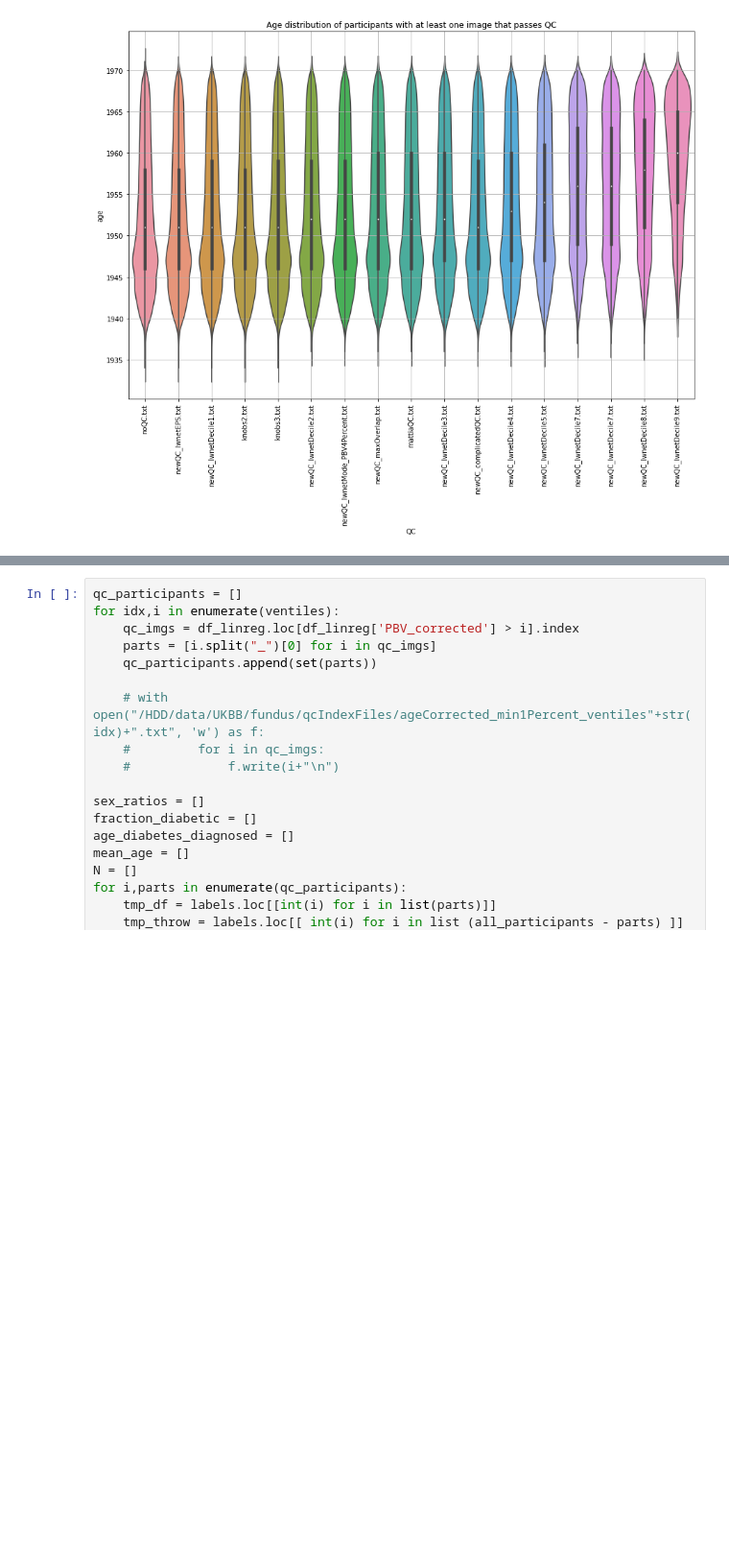
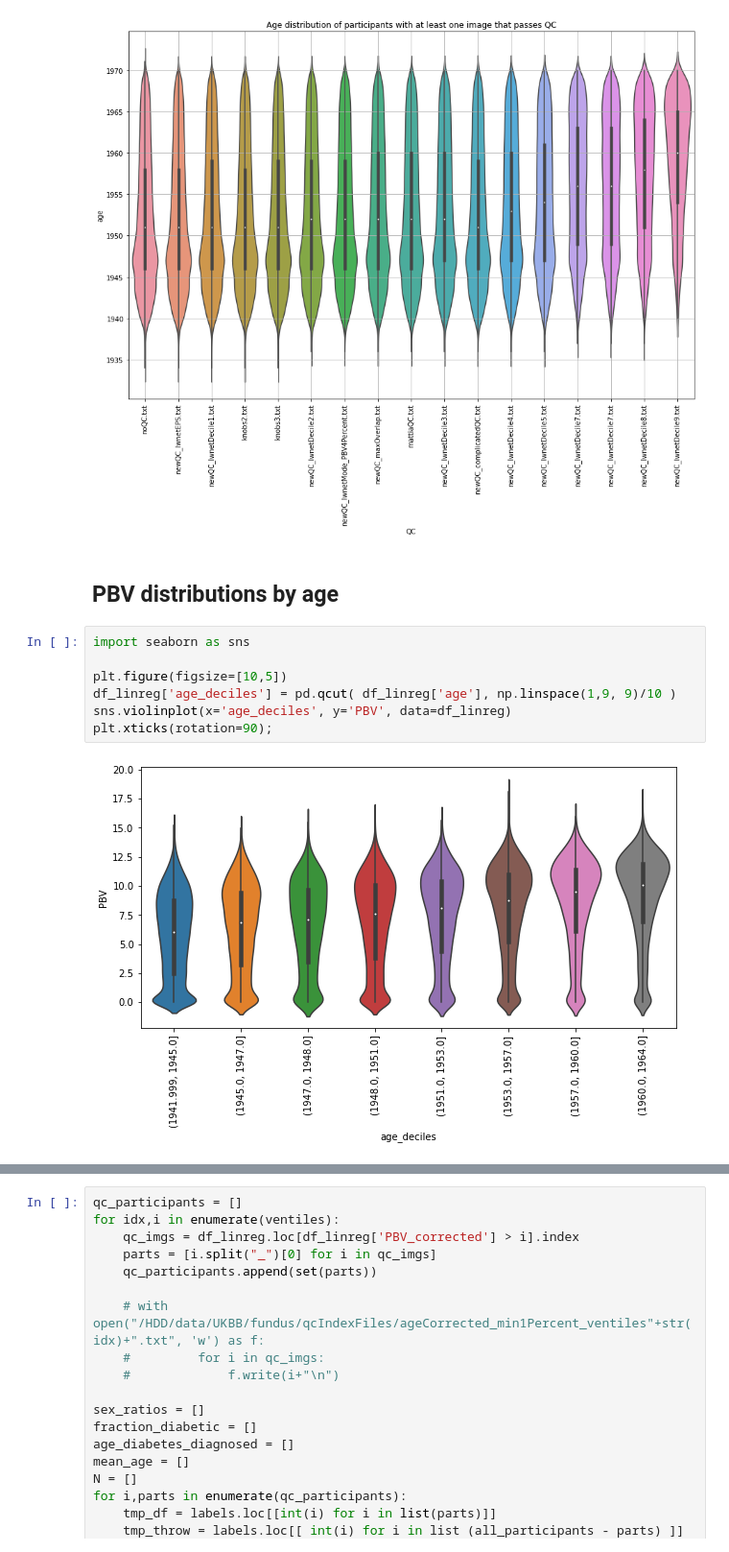
Before and after one commit to BergmannLab/Retina-tortuosity, a Jupyter notebook: preprocessing/newQC.ipynb, the cells around one changed output, grey strips where cells are left out. Shown at 96% size. Drawn from its saved outputs; the diff is of its cells as text; blank space fills up the shorter version.

```diff
--- a/preprocessing/newQC.ipynb
+++ b/preprocessing/newQC.ipynb
@@ -498,3 +505,14 @@ plt.title("Age distribution of participants with at least one image that passes
 # %% [output]
 Text(0.5, 1.0, 'Age distribution of participants with at least one image that passes QC')
 [figure]
+# %% [markdown]
+## PBV distributions by age
+# %%
+import seaborn as sns
+
+plt.figure(figsize=[10,5])
+df_linreg['age_deciles'] = pd.qcut( df_linreg['age'], np.linspace(1,9, 9)/10 )
+sns.violinplot(x='age_deciles', y='PBV', data=df_linreg)
+plt.xticks(rotation=90);
+# %% [output]
+[figure, added]
```
Also changed, not shown: parts of 21 cells of this notebook.
